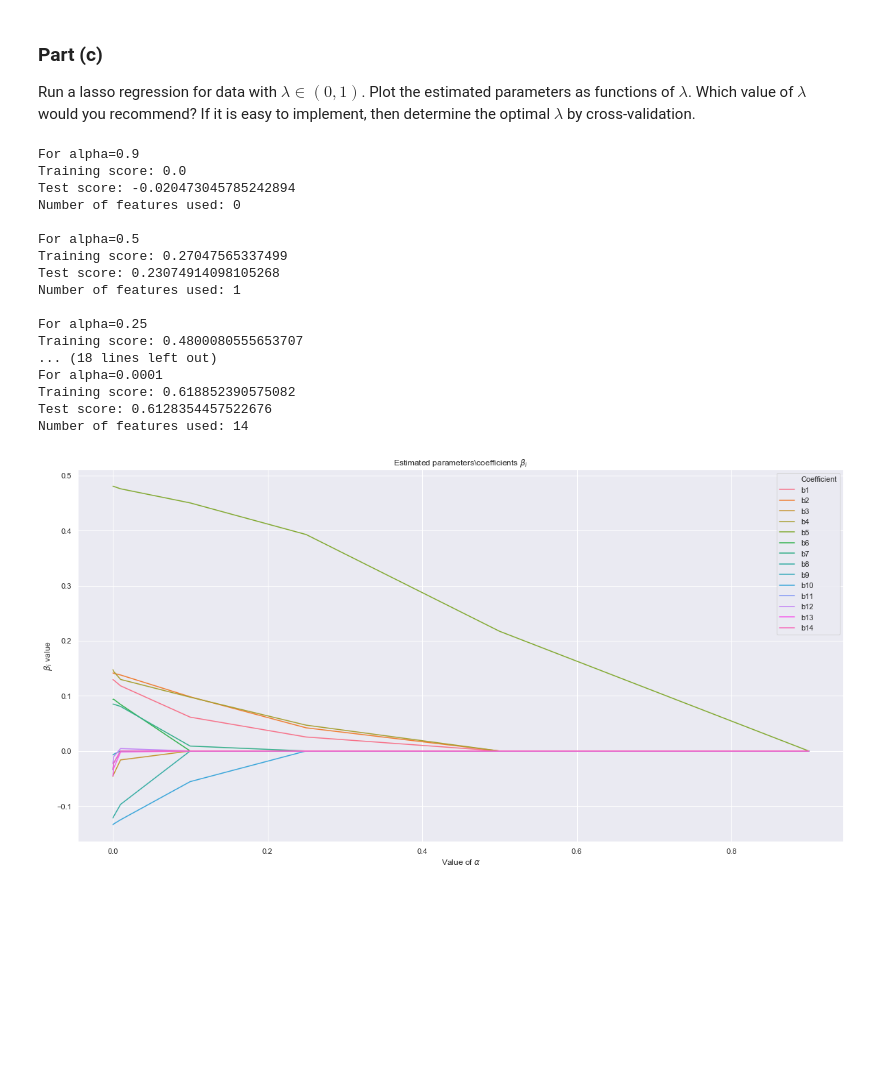
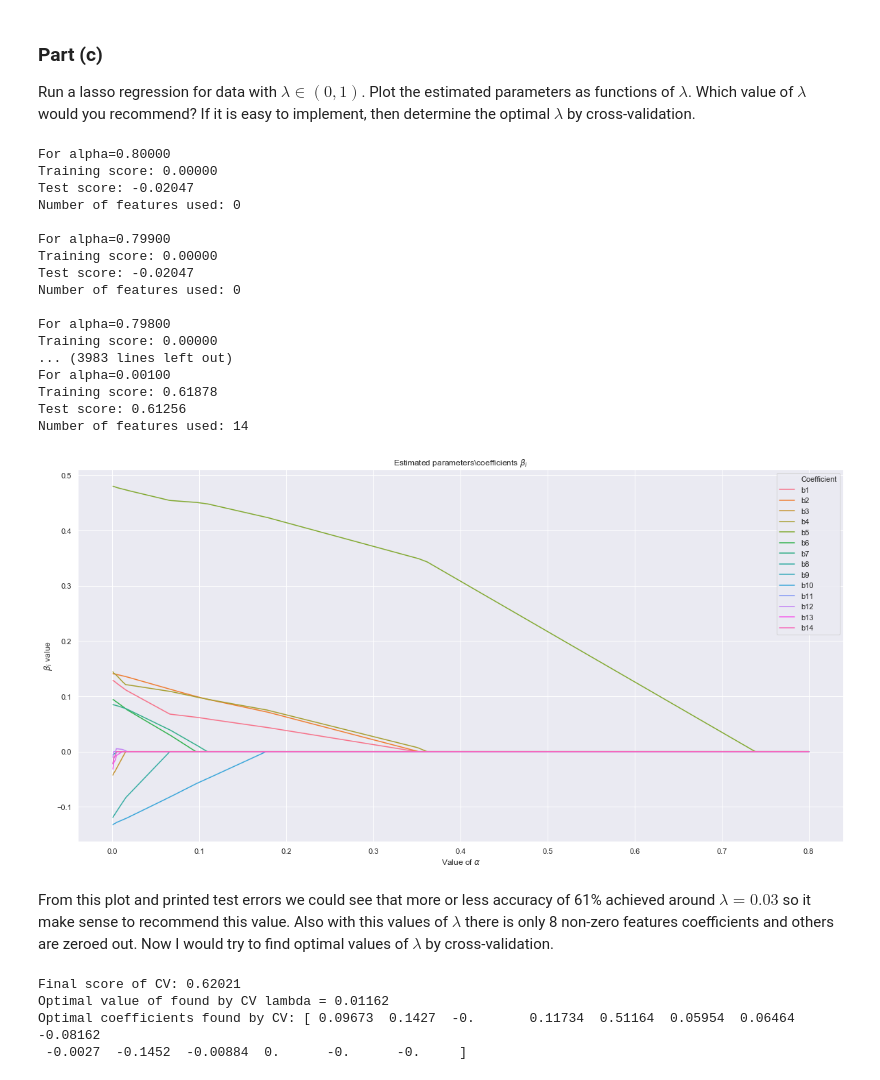
Before and after one commit to kai-wren/Statistic, a Jupyter notebook: Assignment 3.ipynb, the cells around one changed output. Drawn from its saved outputs; the diff is of its cells as text; code cells hidden in the pictures; blank space fills up the shorter version.

```diff
--- a/Assignment 3.ipynb
+++ b/Assignment 3.ipynb
@@ -116,56 +116,72 @@ Run a lasso regression for data with $\lambda \in (0, 1)$. Plot the estimated pa
 X = telco_df_norm_dummy.copy().drop(columns=['tenure'])
 Y = telco_df_norm_dummy.copy().tenure
 
-lambdas = [0.9, 0.5, 0.25, 0.1, 0.01, 0.001, 0.0001]
+# lambdas = [0.9, 0.5, 0.25, 0.1, 0.01, 0.001, 0.0001]
+lambdas = np.arange(0.8, 0, -0.001)
 coefficients = []
 
 for lambd in lambdas:
     X_train,X_test,Y_train,Y_test=model_selection.train_test_split(X,Y, test_size=0.3, random_state=7)
 
-    lasso = linear_model.Lasso(alpha=lambd, max_iter=10e5)
+    lasso = linear_model.Lasso(alpha=lambd)
     lasso.fit(X_train,Y_train)
     train_score=lasso.score(X_train,Y_train)
     test_score=lasso.score(X_test,Y_test)
     coeff_used = np.sum(lasso.coef_!=0)
     coefficients.append(lasso.coef_)
 
-    print("For alpha=%s" %lambd)
-    print("Training score: %s" %train_score )
-    print("Test score: %s" %test_score)
+    print("For alpha=%.5f" %lambd)
+    print("Training score: %.5f" %train_score )
+    print("Test score: %.5f" %test_score)
     print("Number of features used: %s \n" %coeff_used)
 
 
 coefficients_df = pd.DataFrame(coefficients, columns=["b1", "b2", "b3", "b4", "b5", "b6", "b7", "b8", "b9", "b10", "b11", "b12", "b13", "b14"])
 coefficients_df['alpha'] = lambdas
-# coefficients_df = coefficients_df.unstack()
-# coefficients_df = pd.DataFrame(coefficients_df)
 coefficients_df = coefficients_df.melt(id_vars=['alpha'], var_name='Coefficient')
 coefficients_df.tail()
 
 plt.figure(figsize=(20,10))
 ax = sns.lineplot(x="alpha", y="value", hue="Coefficient", data=coefficients_df, )
 # sns.lineplot(x=alphas, y="b2", data=coefficients_df)
 # sns.lineplot(x=alphas, y="b3", data=coefficients_df)
 plt.title("Estimated parameters\coefficients $\\beta_i$")
 plt.ylabel("$\\beta_i$ value")
 plt.xlabel("Value of $\\alpha$")
 plt.show()
 # %% [output]
-For alpha=0.9
-Training score: 0.0
-Test score: -0.020473045785242894
+For alpha=0.80000
+Training score: 0.00000
+Test score: -0.02047
 Number of features used: 0
 
-For alpha=0.5
-Training score: 0.27047565337499
-Test score: 0.23074914098105268
-Number of features used: 1
+For alpha=0.79900
+Training score: 0.00000
+Test score: -0.02047
+Number of features used: 0
 
-For alpha=0.25
-Training score: 0.4800080555653707
-... (18 lines left out)
-For alpha=0.0001
-Training score: 0.618852390575082
-Test score: 0.6128354457522676
+For alpha=0.79800
+Training score: 0.00000
+... (3983 lines left out)
+For alpha=0.00100
+Training score: 0.61878
+Test score: 0.61256
 Number of features used: 14
-[figure, old version]
+[figure, new version]
+# %% [markdown]
+From this plot and printed test errors we could see that more or less accuracy of 61% achieved around $\lambda = 0.03$ so it make sense to recommend this value. Also with this values of $\lambda$ there is only 8 non-zero features coefficients and others are zeroed out. Now I would try to find optimal values of $\lambda$ by cross-validation.
+# %%
+X = telco_df_norm_dummy.copy().drop(columns=['tenure'])
+Y = telco_df_norm_dummy.copy().tenure
+
+lassoCV = linear_model.LassoCV(cv=15, random_state=7)
+lassoCV.fit(X, Y)
+
+print("Final score of CV: %.5f" %lassoCV.score(X, Y))
+print("Optimal value of found by CV lambda = %.5f" %lassoCV.alpha_)
+print("Optimal coefficients found by CV: %s" %lassoCV.coef_.round(5))
+# %% [output]
+Final score of CV: 0.62021
+Optimal value of found by CV lambda = 0.01162
+Optimal coefficients found by CV: [ 0.09673  0.1427  -0.       0.11734  0.51164  0.05954  0.06464 -0.08162
+ -0.0027  -0.1452  -0.00884  0.      -0.      -0.     ]
```
Also changed, not shown: parts of 5 cells of this notebook.
